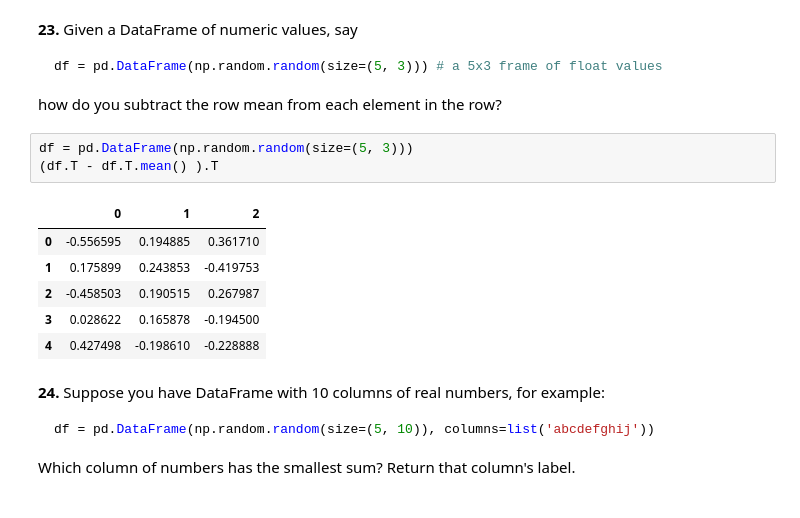
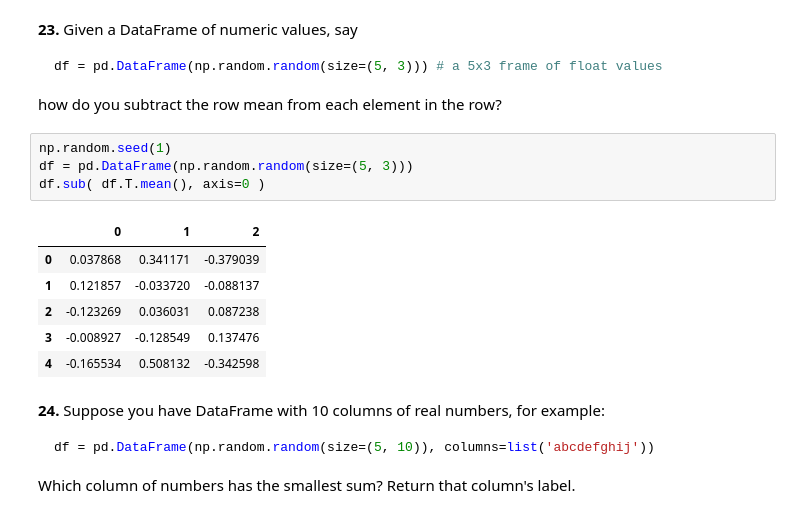
Before and after one commit to markoechevarria/math-to-ml, a Jupyter notebook: python-numerical-exercises/100-pandas-puzzles.ipynb, the cells around one changed output. Drawn from its saved outputs; the diff is of its cells as text.

```diff
--- a/python-numerical-exercises/100-pandas-puzzles.ipynb
+++ b/python-numerical-exercises/100-pandas-puzzles.ipynb
@@ -337,15 +337,16 @@ df = pd.DataFrame(np.random.random(size=(5, 3))) # a 5x3 frame of float values
 
 how do you subtract the row mean from each element in the row?
 # %%
+np.random.seed(1)
 df = pd.DataFrame(np.random.random(size=(5, 3)))
-(df.T - df.T.mean() ).T
+df.sub( df.T.mean(), axis=0 )
 # %% [output]
 |  | 0 | 1 | 2 |
-| 0 | -0.556595 | 0.194885 | 0.361710 |
-| 1 | 0.175899 | 0.243853 | -0.419753 |
-| 2 | -0.458503 | 0.190515 | 0.267987 |
-| 3 | 0.028622 | 0.165878 | -0.194500 |
-| 4 | 0.427498 | -0.198610 | -0.228888 |
+| 0 | 0.037868 | 0.341171 | -0.379039 |
+| 1 | 0.121857 | -0.033720 | -0.088137 |
+| 2 | -0.123269 | 0.036031 | 0.087238 |
+| 3 | -0.008927 | -0.128549 | 0.137476 |
+| 4 | -0.165534 | 0.508132 | -0.342598 |
 # %% [markdown]
 **24.** Suppose you have DataFrame with 10 columns of real numbers, for example:
 
```
Also changed, not shown: parts of 4 cells of this notebook, 9 other files.
